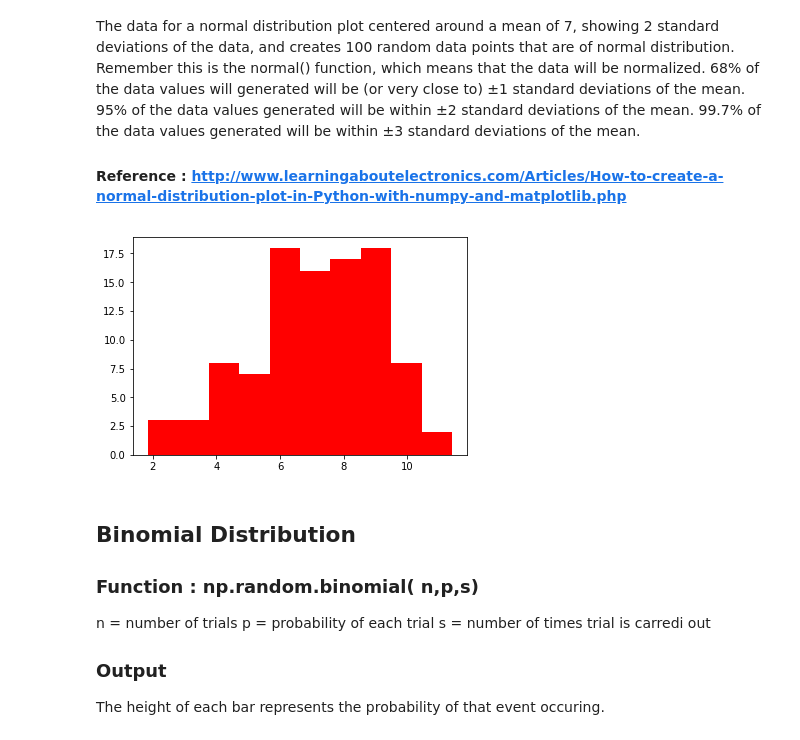
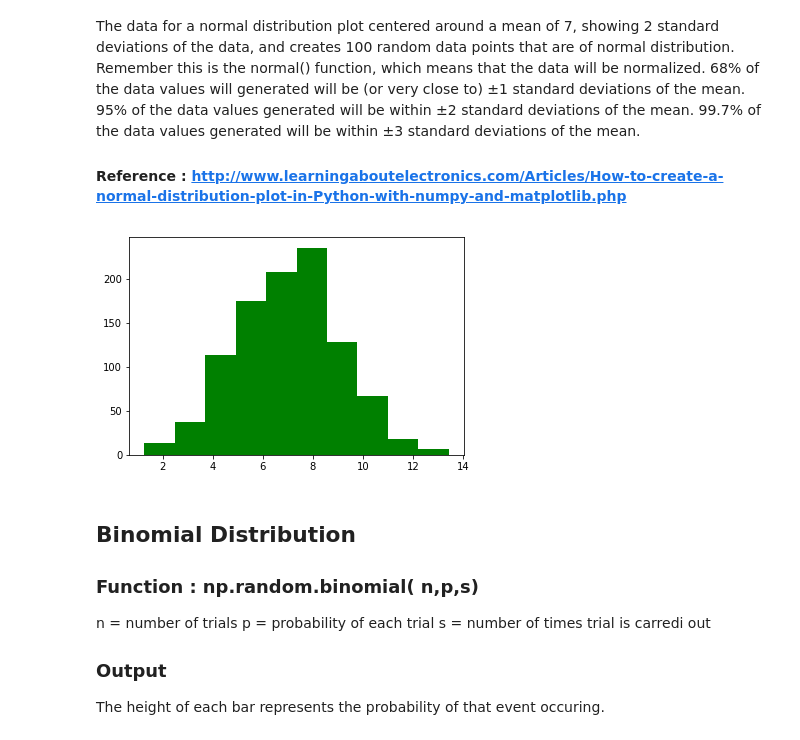
Before and after one commit to roisinanglim/numpy-random, a Jupyter notebook: numpy-random.ipynb, the cells around one changed output. Saved outputs shown, nothing was run; the diff lists cells and outputs as text; code cells hidden in the pictures.

```diff
--- a/numpy-random.ipynb
+++ b/numpy-random.ipynb
@@ -60,12 +60,13 @@ The data for a normal distribution plot centered around a mean of 7, showing 2 s
 
 #### Reference : http://www.learningaboutelectronics.com/Articles/How-to-create-a-normal-distribution-plot-in-Python-with-numpy-and-matplotlib.php
 # %%
-import matplotlib.pyplot as mp
-x = np.random.normal(7,2,100)
-plt.hist(x, color='r')
+import numpy as np
+import matplotlib.pyplot as plt
+x = np.random.normal(7,2,1000)
+plt.hist(x, color='g')
 plt.show()
 # %% [output]
-[figure, old version]
+[figure, new version]
 # %% [markdown]
 ## Binomial Distribution
 
```
Also changed, not shown: parts of 6 cells of this notebook.
